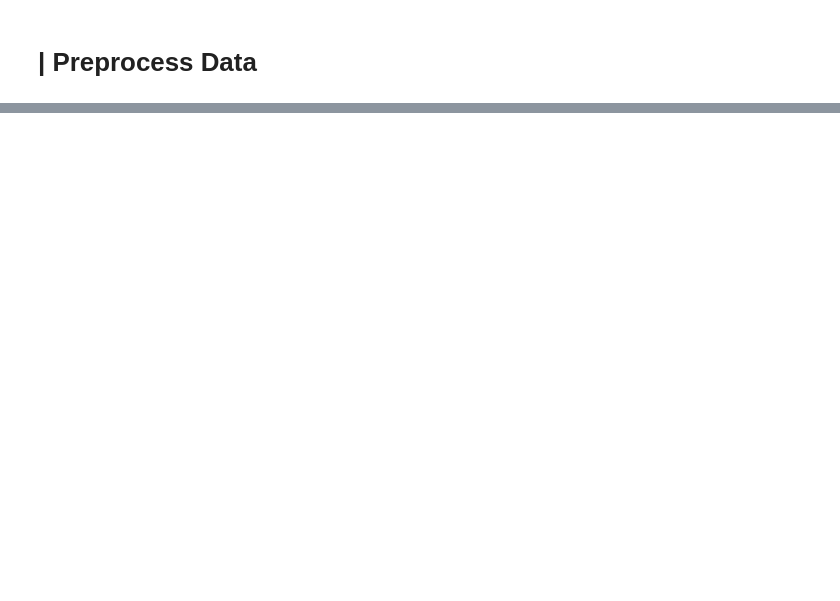
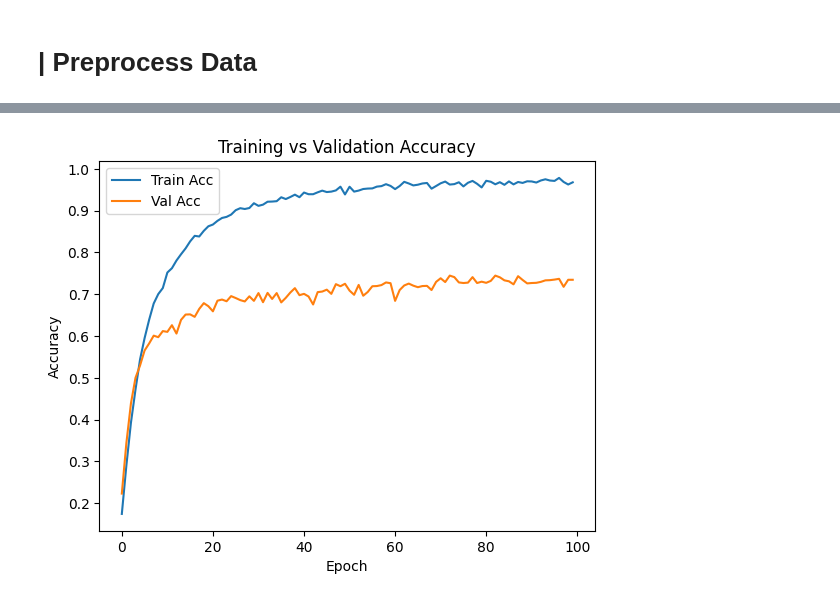
Before and after one commit to JoenC25/CNN-Classify-Vegetables, a Jupyter notebook: A_Convolutional_Neural_Network.ipynb, the cells around one changed output, grey strips where cells are left out. Drawn from its saved outputs; the diff is of its cells as text; code cells hidden in the pictures; blank space fills up the shorter version.

```diff
--- a/A_Convolutional_Neural_Network.ipynb
+++ b/A_Convolutional_Neural_Network.ipynb
@@ -200,0 +286,23 @@ plt.show()
+# %%
+num_classes = len(class_names)
+y_train_101_cat = to_categorical(y_train_101, num_classes)
+y_val_101_cat = to_categorical(y_val_101, num_classes)
+y_test_101_cat = to_categorical(y_test_101, num_classes)
+# %%
+baseline_101 = Sequential(name="baseline_101", layers = [
+    Conv2D(64, (3, 3), activation='relu', input_shape=(101, 101, 1)),
+    MaxPooling2D(pool_size=(2, 2)),
+
+    Conv2D(128, (3, 3), activation='relu'),
+    MaxPooling2D(pool_size=(2, 2)),
+
+    Conv2D(256, (3, 3), activation='relu'),
+    MaxPooling2D(pool_size=(2, 2)),
+
+    Flatten(),
+    Dense(101, activation='relu'),
+    Dropout(0.5),
+    Dense(num_classes, activation='softmax')
+])
+
+baseline_101.summary()
@@ -200,0 +327,13 @@ plt.show()
+# %%
+baseline_101.compile(
+    optimizer='adam',
+    loss='categorical_crossentropy',
+    metrics=['accuracy']
+)
+# %%
+history = baseline_101.fit(
+    X_train_101, y_train_101_cat,
+    epochs=100,
+    batch_size=32,
+    validation_data=(X_val_101, y_val_101_cat),
+)
@@ -200,0 +364,4 @@ plt.show()
+# %%
+plot_learning_curve(history)
+# %% [output]
+[figure, added]
```
Also changed, not shown: parts of 25 cells of this notebook.
